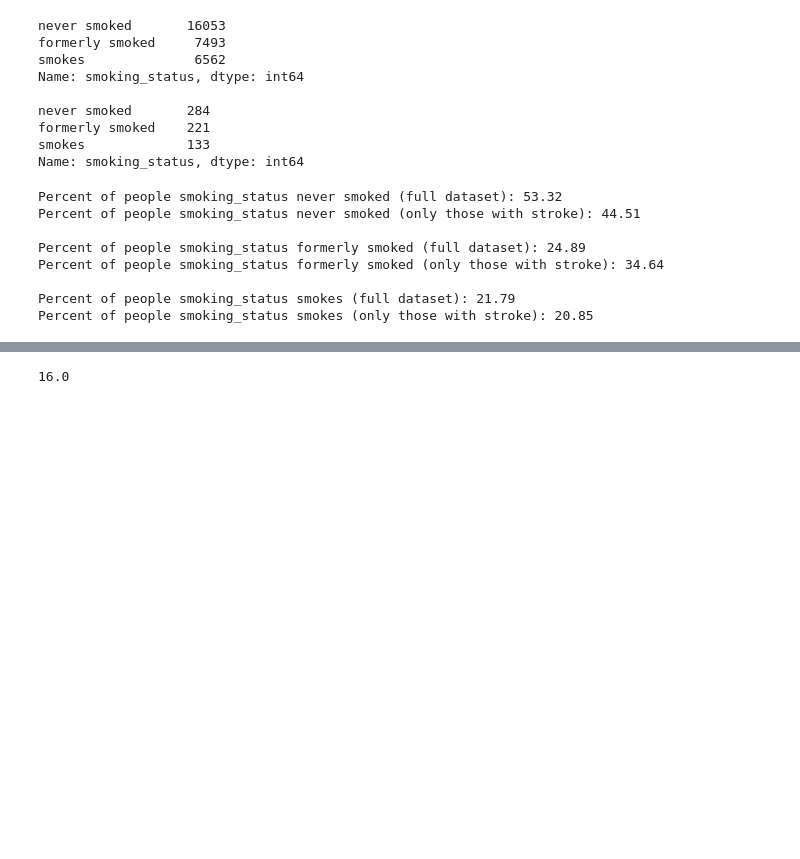
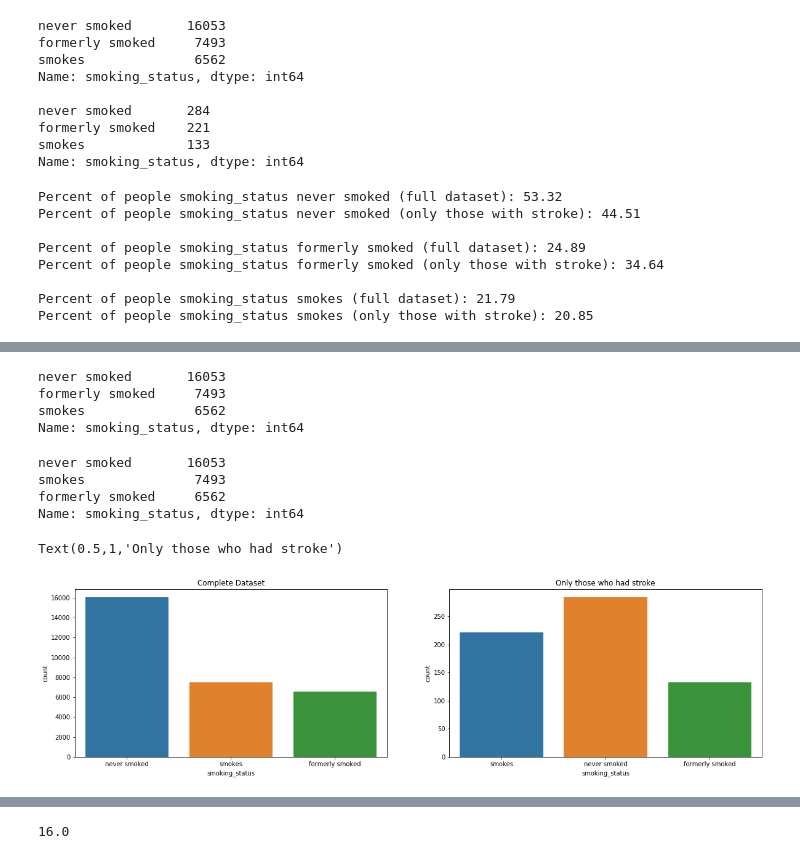
Before and after one commit to TylerTompa/UNCC_Project_3, a Jupyter notebook: healthcare-data/Jupyter/Data_Analysis.ipynb, the cells around one changed output, grey strips where cells are left out. Cells and saved outputs as stored; diff of their text form; code cells hidden in the pictures; blank space fills up the shorter version.

```diff
--- a/healthcare-data/Jupyter/Data_Analysis.ipynb
+++ b/healthcare-data/Jupyter/Data_Analysis.ipynb
@@ -557,0 +614,8 @@ Percent of people smoking_status smokes (only those with stroke): 20.85
+# %%
+# Get value counts for each smoking_status group before swapping
+stroke_data_clean["smoking_status"].value_counts()
+# %% [output]
+never smoked       16053
+formerly smoked     7493
+smokes              6562
+Name: smoking_status, dtype: int64
@@ -557,0 +626,25 @@ Percent of people smoking_status smokes (only those with stroke): 20.85
+# %%
+# Get value counts for each smoking_status group after swapping
+stroke_data_clean["smoking_status"].value_counts()
+# %% [output]
+never smoked       16053
+smokes              7493
+formerly smoked     6562
+Name: smoking_status, dtype: int64
+# %%
+# Define a figure,
+# so that we can make two subplots
+# one for the complete dataset,
+# and one for filtering the data to just those who had a stroke
+plt.figure(figsize=(20,5))
+
+plt.subplot(1,2,1)
+sns.countplot(stroke_data_clean["smoking_status"])
+plt.title("Complete Dataset")
+
+plt.subplot(1,2,2)
+sns.countplot(stroke_data_clean[stroke_data_clean["stroke"] == 1]["smoking_status"])
+plt.title("Only those who had stroke")
+# %% [output]
+Text(0.5,1,'Only those who had stroke')
+[figure, added]
```
Also changed, not shown: parts of 13 cells of this notebook.
